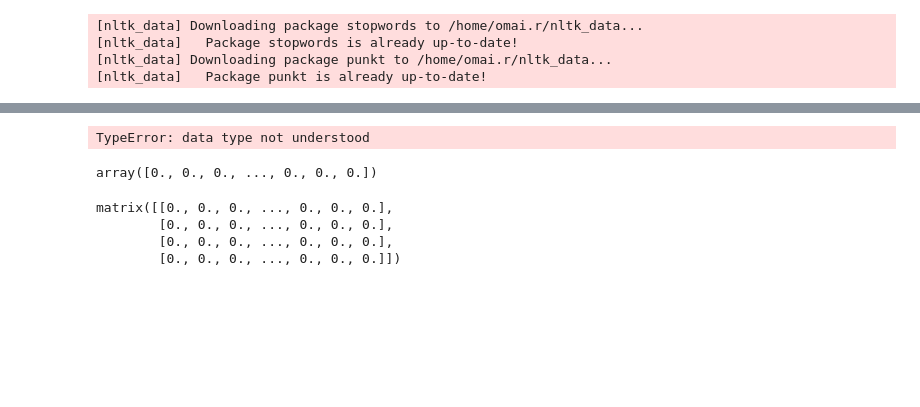
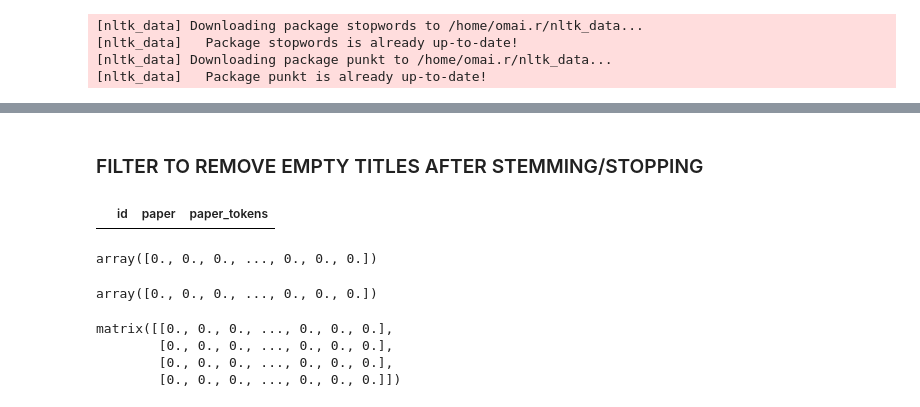
Before and after one commit to Omairss/gae, a Jupyter notebook: gae/Plot Embeddings on AMiner.ipynb, the cells around one changed output, grey strips where cells are left out. Cells and saved outputs as stored; diff of their text form; code cells hidden in the pictures; blank space fills up the shorter version.

```diff
--- a/gae/Plot Embeddings on AMiner.ipynb
+++ b/gae/Plot Embeddings on AMiner.ipynb
@@ -226,4 +269,6 @@ def one_hot_to_pool(x, axis):
+# %% [markdown]
+### FILTER TO REMOVE EMPTY TITLES AFTER STEMMING/STOPPING
 # %%
-id_paper['paper_onehot'] = parallelize_on_rows(id_paper['paper_tokens'], one_hot_to_pool)
+id_paper[id_paper['paper_tokens'].astype(str) == '[]']
 # %% [output]
-TypeError: data type not understood
+|  | id | paper | paper_tokens |
@@ -233,6 +280,10 @@ id_paper['paper_onehot'] = parallelize_on_rows(id_paper['paper_tokens'], one_hot
 np.array(sum(onehot_encoder.transform(np.array(id_paper['paper_tokens'][1]).reshape(-1, 1)).todense()))[0]
 # %% [output]
 array([0., 0., 0., ..., 0., 0., 0.])
+# %%
+np.array(sum(onehot_encoder.transform(np.array(id_paper['paper_tokens'][1]).reshape(-1,1)).todense()))[0]
+# %% [output]
+array([0., 0., 0., ..., 0., 0., 0.])
 # %%
 onehot_encoder.transform(np.array(id_paper['paper_tokens'][1]).reshape(-1, 1)).todense()
 # %% [output]
```
Also changed, not shown: parts of 10 cells of this notebook, 1 other file.
